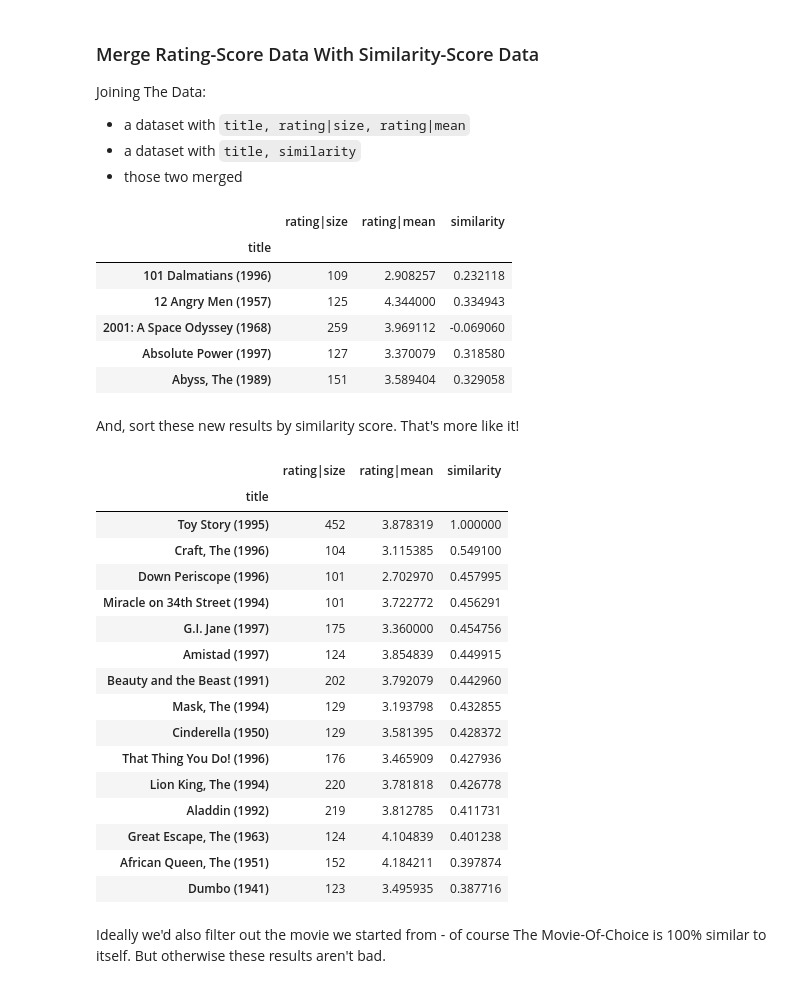
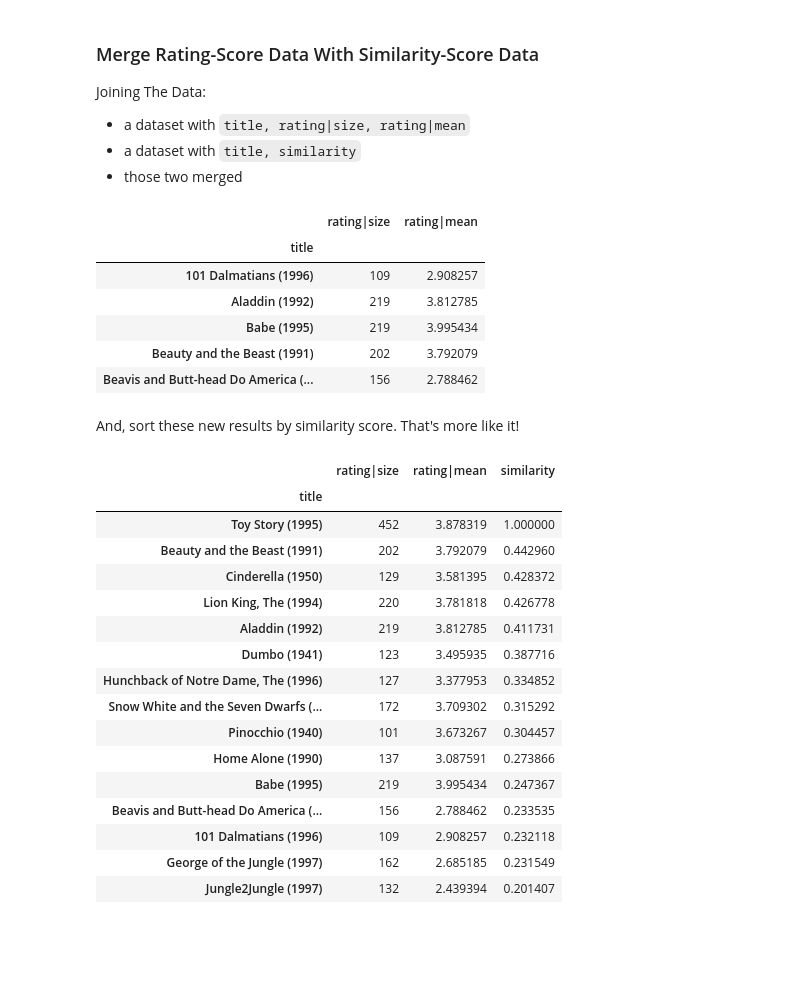
Before and after one commit to imagineLife/notebooks, a Jupyter notebook: SimilarMoviesWithGenre.ipynb, the cells around one changed output. Saved outputs shown, nothing was run; the diff lists cells and outputs as text; code cells hidden in the pictures; blank space fills up the shorter version.

```diff
--- a/SimilarMoviesWithGenre.ipynb
+++ b/SimilarMoviesWithGenre.ipynb
@@ -109,0 +153,12 @@ Toy Story (1995) genres: ['Animation', "Children's", 'Comedy']
+# %%
+MATCHING_GENRE_REQUIRED_COUNT = len(movie_genres) - 1
+print(f'MATCHING_GENRE_REQUIRED_COUNT: {MATCHING_GENRE_REQUIRED_COUNT}')
+
+moviesWithAtLeastXMatchingGenres = []
+for index, row in movies.iterrows():
+    count_ones = sum([row[col] for col in movie_genres])
+    if count_ones >= 2:
+        moviesWithAtLeastXMatchingGenres.append(row)
+
+selected_df = pd.DataFrame(moviesWithAtLeastXMatchingGenres)
+selected_df.head()
@@ -111,0 +176,12 @@ Toy Story (1995) genres: ['Animation', "Children's", 'Comedy']
+# %%
+# based on 1 matching genre
+# moviesAndRatings = pd.merge(moviesOfMatchingGenres, ratings)
+# print(f'moviesAndRatings has {len(moviesAndRatings.index)} matching rows')
+# moviesAndRatings.head()
+
+
+
+# based on more-than-one matching genre
+moviesAndRatings = pd.merge(pd.DataFrame(moviesWithAtLeastXMatchingGenres), ratings)
+print(f'moviesAndRatings has {len(moviesAndRatings.index)} matching rows')
+moviesAndRatings.head()
@@ -233,25 +318,25 @@ Joining The Data:
 # %%
 mappedColumnsMoviestat=movieStats[popularMovies]
 mappedColumnsMoviestat.columns=[f'{i}|{j}' if j != '' else f'{i}' for i,j in mappedColumnsMoviestat.columns]
 # COLUMNS: title, rating|size, rating|mean
 mappedColumnsMoviestat.head()
 
 
 similarityScoreDF = pd.DataFrame(movieSimilarityScores, columns=['similarity'])
 # COLUMNS: title, similarity
-# similarityScoreDF.head()
+similarityScoreDF.head()
 
 
 mappedColumnsMoviestatDF = mappedColumnsMoviestat.join(similarityScoreDF)
-mappedColumnsMoviestatDF.head()
+mappedColumnsMoviestat.head()
 # %% [output]
-|  | rating|size | rating|mean | similarity |
-| title |  |  |  |
-| 101 Dalmatians (1996) | 109 | 2.908257 | 0.232118 |
-| 12 Angry Men (1957) | 125 | 4.344000 | 0.334943 |
-| 2001: A Space Odyssey (1968) | 259 | 3.969112 | -0.069060 |
-| Absolute Power (1997) | 127 | 3.370079 | 0.318580 |
-| Abyss, The (1989) | 151 | 3.589404 | 0.329058 |
+|  | rating|size | rating|mean |
+| title |  |  |
+| 101 Dalmatians (1996) | 109 | 2.908257 |
+| Aladdin (1992) | 219 | 3.812785 |
+| Babe (1995) | 219 | 3.995434 |
+| Beauty and the Beast (1991) | 202 | 3.792079 |
+| Beavis and Butt-head Do America (... | 156 | 2.788462 |
 # %% [markdown]
 And, sort these new results by similarity score. That's more like it!
 # %%
@@ -260,19 +345,17 @@ mappedColumnsMoviestatDF.sort_values(['similarity'], ascending=False)[:15]
 |  | rating|size | rating|mean | similarity |
 | title |  |  |  |
 | Toy Story (1995) | 452 | 3.878319 | 1.000000 |
-| Craft, The (1996) | 104 | 3.115385 | 0.549100 |
-| Down Periscope (1996) | 101 | 2.702970 | 0.457995 |
-| Miracle on 34th Street (1994) | 101 | 3.722772 | 0.456291 |
-| G.I. Jane (1997) | 175 | 3.360000 | 0.454756 |
-| Amistad (1997) | 124 | 3.854839 | 0.449915 |
 | Beauty and the Beast (1991) | 202 | 3.792079 | 0.442960 |
-| Mask, The (1994) | 129 | 3.193798 | 0.432855 |
 | Cinderella (1950) | 129 | 3.581395 | 0.428372 |
-| That Thing You Do! (1996) | 176 | 3.465909 | 0.427936 |
 | Lion King, The (1994) | 220 | 3.781818 | 0.426778 |
 | Aladdin (1992) | 219 | 3.812785 | 0.411731 |
-| Great Escape, The (1963) | 124 | 4.104839 | 0.401238 |
-| African Queen, The (1951) | 152 | 4.184211 | 0.397874 |
 | Dumbo (1941) | 123 | 3.495935 | 0.387716 |
+| Hunchback of Notre Dame, The (1996) | 127 | 3.377953 | 0.334852 |
+| Snow White and the Seven Dwarfs (... | 172 | 3.709302 | 0.315292 |
+| Pinocchio (1940) | 101 | 3.673267 | 0.304457 |
+| Home Alone (1990) | 137 | 3.087591 | 0.273866 |
+| Babe (1995) | 219 | 3.995434 | 0.247367 |
+| Beavis and Butt-head Do America (... | 156 | 2.788462 | 0.233535 |
+| 101 Dalmatians (1996) | 109 | 2.908257 | 0.232118 |
+| George of the Jungle (1997) | 162 | 2.685185 | 0.231549 |
+| Jungle2Jungle (1997) | 132 | 2.439394 | 0.201407 |
-# %% [markdown]
-Ideally we'd also filter out the movie we started from - of course The Movie-Of-Choice is 100% similar to itself. But otherwise these results aren't bad.
```
Also changed, not shown: parts of 16 cells of this notebook.
